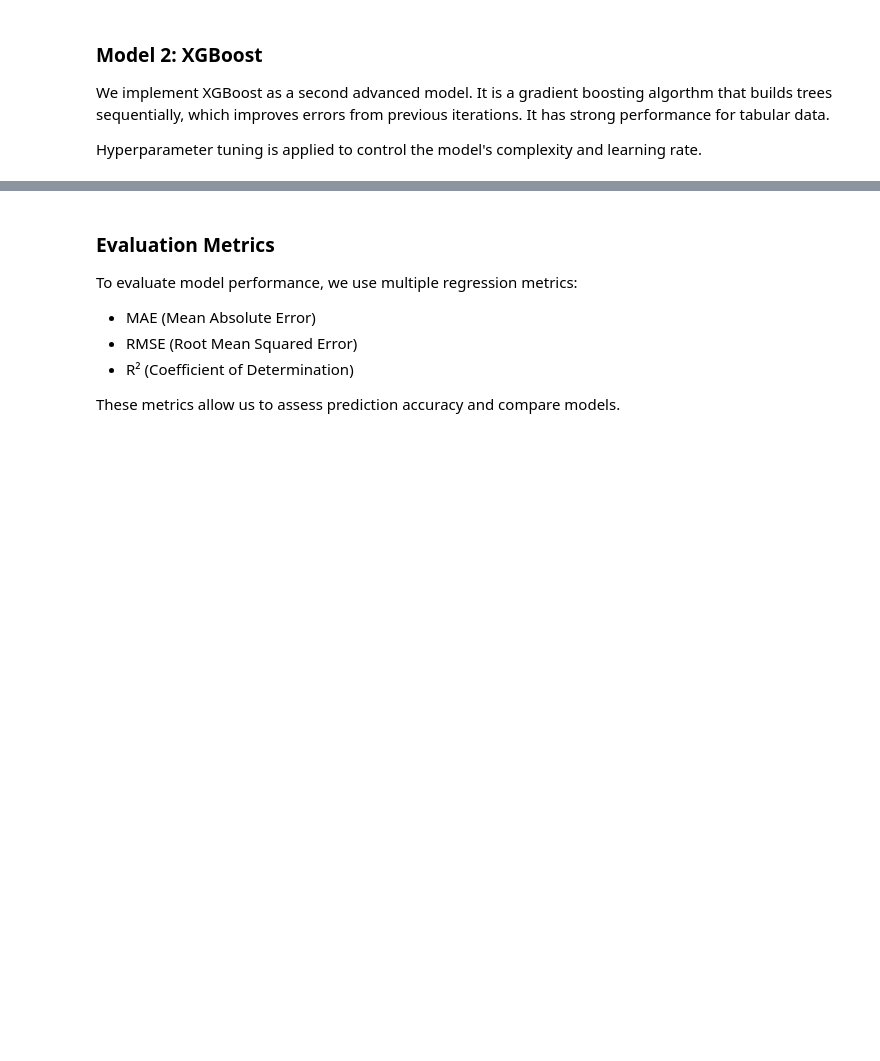
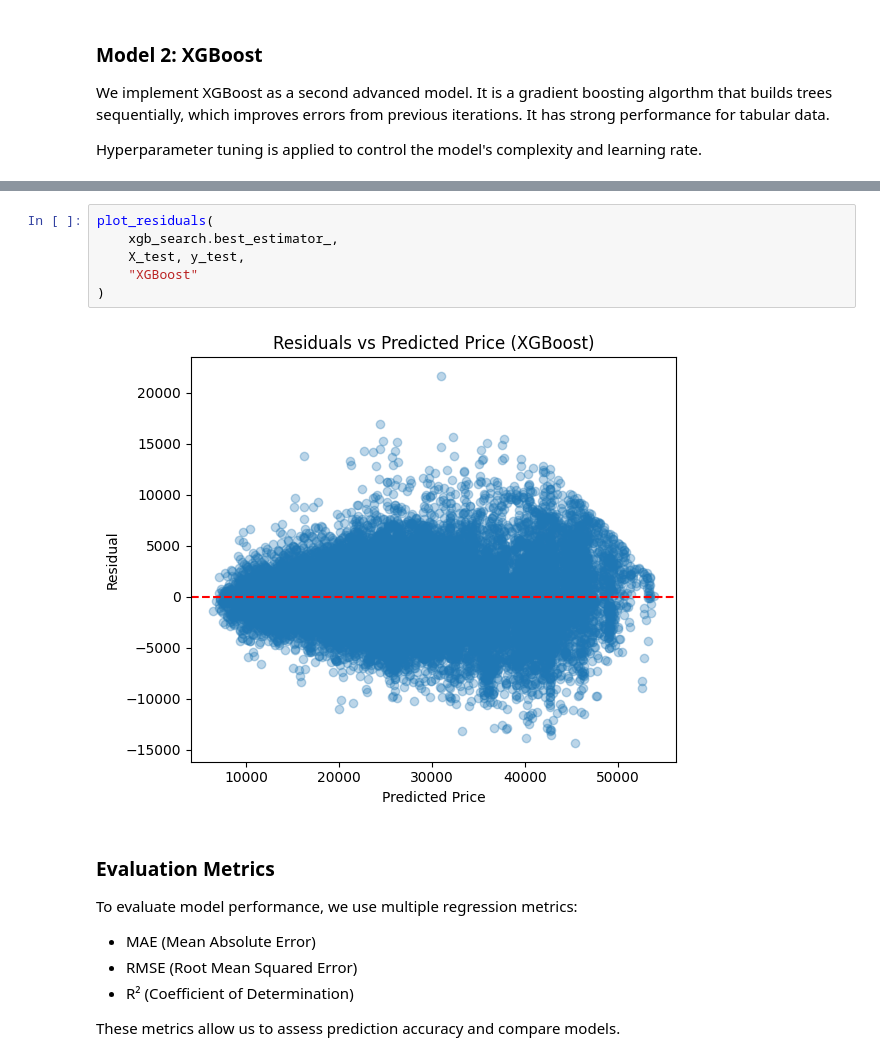
Before and after one commit to chalou123456/COMP333_Group_O, a Jupyter notebook: COMP333_PROJECT_GROUP_O.ipynb, the cells around one changed output, grey strips where cells are left out. Saved outputs shown, nothing was run; the diff lists cells and outputs as text; blank space fills up the shorter version.

```diff
--- a/COMP333_PROJECT_GROUP_O.ipynb
+++ b/COMP333_PROJECT_GROUP_O.ipynb
@@ -1281,3 +1381,11 @@ xgb_search.fit(X_train, y_train)
+# %%
+plot_residuals(
+    xgb_search.best_estimator_,
+    X_test, y_test,
+    "XGBoost"
+)
+# %% [output]
+[figure, added]
 # %% [markdown]
 ### Evaluation Metrics
 
```
Also changed, not shown: parts of 9 cells of this notebook.
